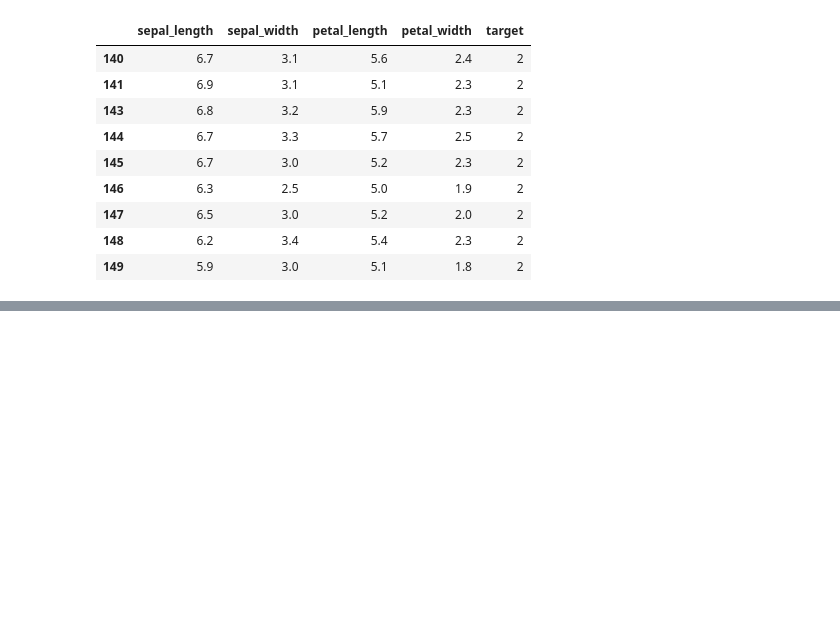
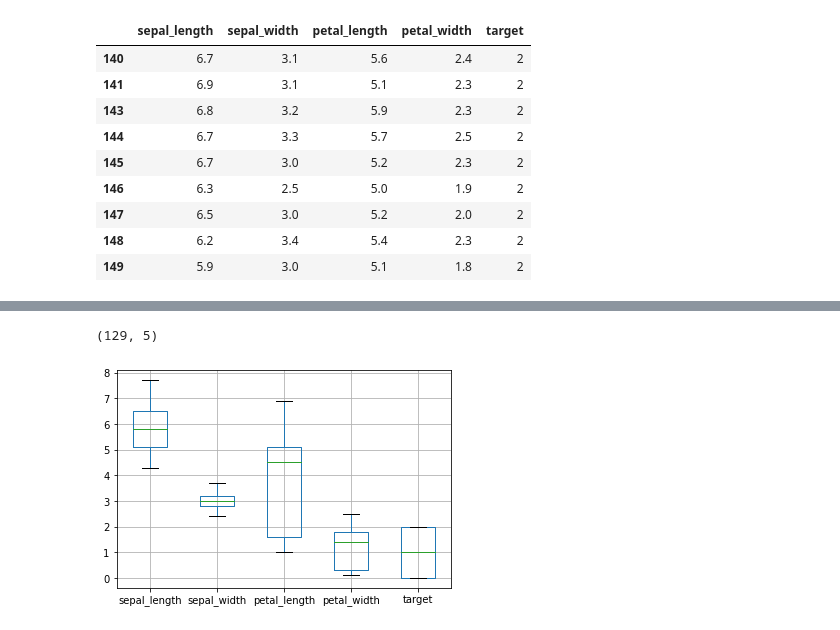
Before and after one commit to bigdataleeky/python, a Jupyter notebook: 20220517/20220517_머신러닝 리뷰1.ipynb, the cells around one changed output, grey strips where cells are left out. Drawn from its saved outputs; the diff is of its cells as text; code cells hidden in the pictures; blank space fills up the shorter version.

```diff
--- a/20220517/20220517_머신러닝 리뷰1.ipynb
+++ b/20220517/20220517_머신러닝 리뷰1.ipynb
@@ -320,0 +337,3 @@ df.iloc[140:150,:]
+# %%
+df2 = df[(des['25%'] - IRQ <df.sepal_width) & (df.sepal_width< des['75%']+IRQ)]
+df2.head()
@@ -320,0 +347,6 @@ df.iloc[140:150,:]
+# %%
+df2.boxplot()
+df2.shape
+# %% [output]
+(129, 5)
+[figure, added]
```
Also changed, not shown: parts of 17 cells of this notebook.
